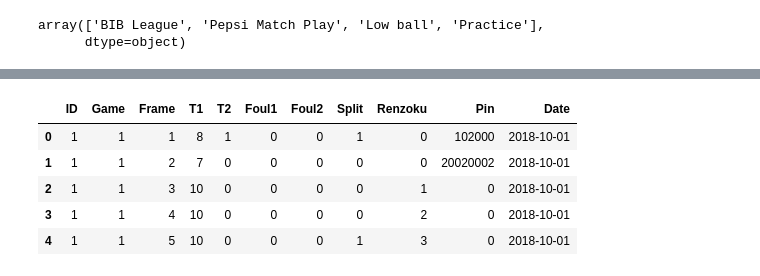
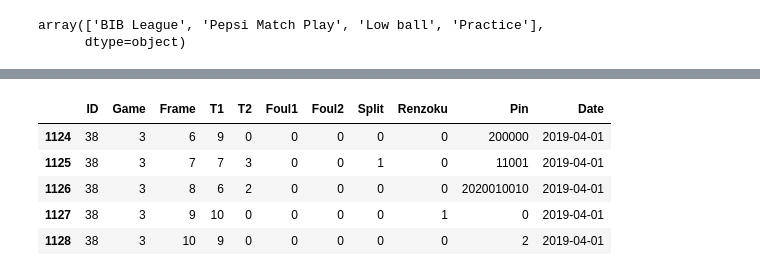
Before and after one commit to jobevers/bowlingscorer, a Jupyter notebook: Basic Stats.ipynb, the cells around one changed output, grey strips where cells are left out. Cells and saved outputs as stored; diff of their text form; code cells hidden in the pictures.

```diff
--- a/Basic Stats.ipynb
+++ b/Basic Stats.ipynb
@@ -127,14 +127,14 @@ n = len(pin_leaves)
 # %%
 frames_df['Date'] = frames_df['ID'].apply(lambda v: event_to_date[v])
 # %%
-frames_df.head()
+frames_df.tail()
 # %% [output]
 |  | ID | Game | Frame | T1 | T2 | Foul1 | Foul2 | Split | Renzoku | Pin | Date |
-| 0 | 1 | 1 | 1 | 8 | 1 | 0 | 0 | 1 | 0 | 102000 | 2018-10-01 |
-| 1 | 1 | 1 | 2 | 7 | 0 | 0 | 0 | 0 | 0 | 20020002 | 2018-10-01 |
-| 2 | 1 | 1 | 3 | 10 | 0 | 0 | 0 | 0 | 1 | 0 | 2018-10-01 |
-| 3 | 1 | 1 | 4 | 10 | 0 | 0 | 0 | 0 | 2 | 0 | 2018-10-01 |
-| 4 | 1 | 1 | 5 | 10 | 0 | 0 | 0 | 1 | 3 | 0 | 2018-10-01 |
+| 1124 | 38 | 3 | 6 | 9 | 0 | 0 | 0 | 0 | 0 | 200000 | 2019-04-01 |
+| 1125 | 38 | 3 | 7 | 7 | 3 | 0 | 0 | 1 | 0 | 11001 | 2019-04-01 |
+| 1126 | 38 | 3 | 8 | 6 | 2 | 0 | 0 | 0 | 0 | 2020010010 | 2019-04-01 |
+| 1127 | 38 | 3 | 9 | 10 | 0 | 0 | 0 | 0 | 1 | 0 | 2019-04-01 |
+| 1128 | 38 | 3 | 10 | 9 | 0 | 0 | 0 | 0 | 0 | 2 | 2019-04-01 |
 # %%
 fig, ax = plt.subplots(figsize=figsize)
 scores = frames_df['T1']
```
Also changed, not shown: parts of 14 cells of this notebook.
